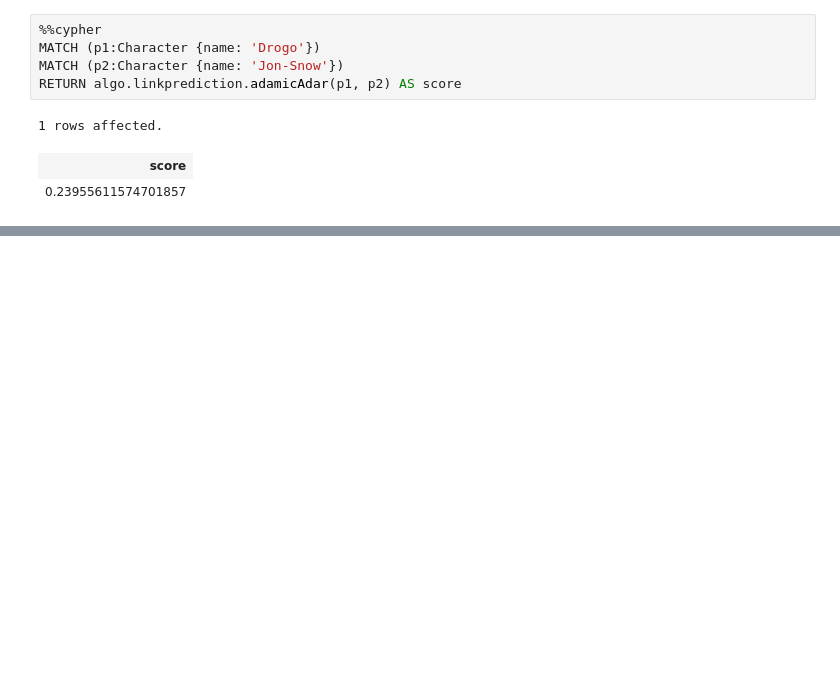
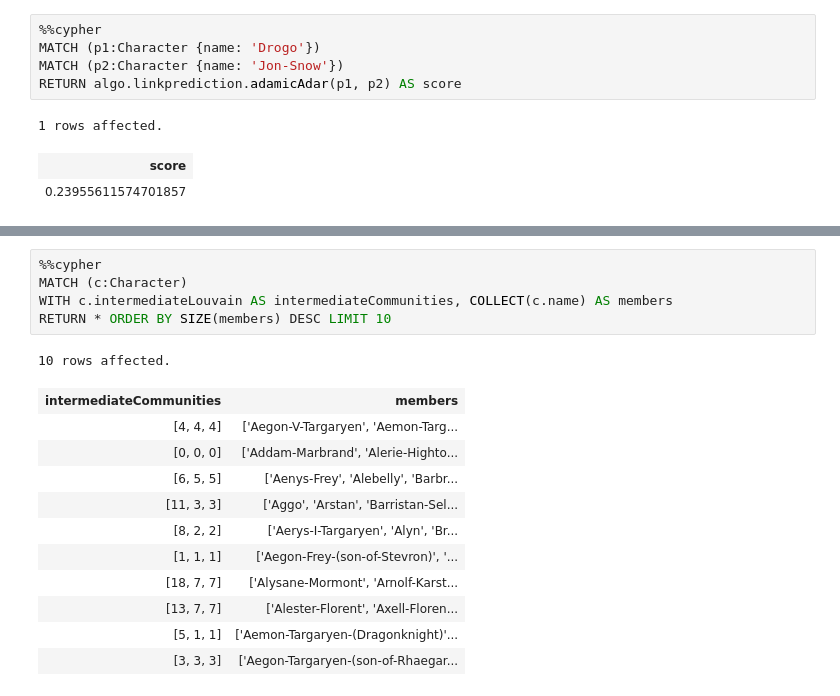
Before and after one commit to bartosz822/neo4j-ISZ-tutorial, a Jupyter notebook: tutorial.ipynb, the cells around one changed output, grey strips where cells are left out. Saved outputs shown, nothing was run; the diff lists cells and outputs as text; blank space fills up the shorter version.

```diff
--- a/tutorial.ipynb
+++ b/tutorial.ipynb
@@ -107,0 +137,18 @@ RETURN algo.linkprediction.adamicAdar(p1, p2) AS score
+# %%
+%%cypher
+MATCH (c:Character)
+WITH c.intermediateLouvain AS intermediateCommunities, COLLECT(c.name) AS members
+RETURN * ORDER BY SIZE(members) DESC LIMIT 10
+# %% [output]
+10 rows affected.
+| intermediateCommunities | members |
+| [4, 4, 4] | ['Aegon-V-Targaryen', 'Aemon-Targ... |
+| [0, 0, 0] | ['Addam-Marbrand', 'Alerie-Highto... |
+| [6, 5, 5] | ['Aenys-Frey', 'Alebelly', 'Barbr... |
+| [11, 3, 3] | ['Aggo', 'Arstan', 'Barristan-Sel... |
+| [8, 2, 2] | ['Aerys-I-Targaryen', 'Alyn', 'Br... |
+| [1, 1, 1] | ['Aegon-Frey-(son-of-Stevron)', '... |
+| [18, 7, 7] | ['Alysane-Mormont', 'Arnolf-Karst... |
+| [13, 7, 7] | ['Alester-Florent', 'Axell-Floren... |
+| [5, 1, 1] | ['Aemon-Targaryen-(Dragonknight)'... |
+| [3, 3, 3] | ['Aegon-Targaryen-(son-of-Rhaegar... |
```
Also changed, not shown: parts of 4 cells of this notebook.
